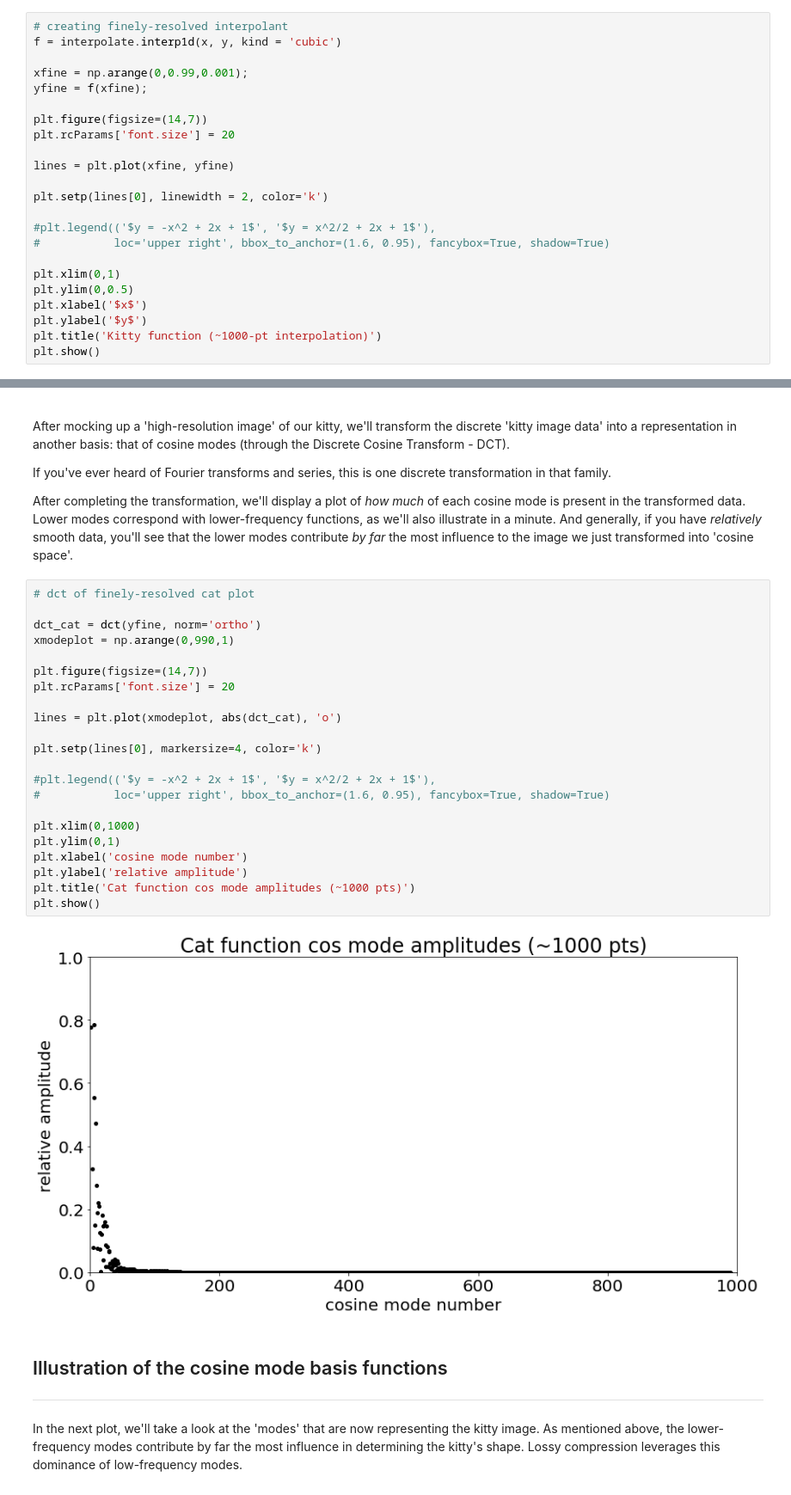
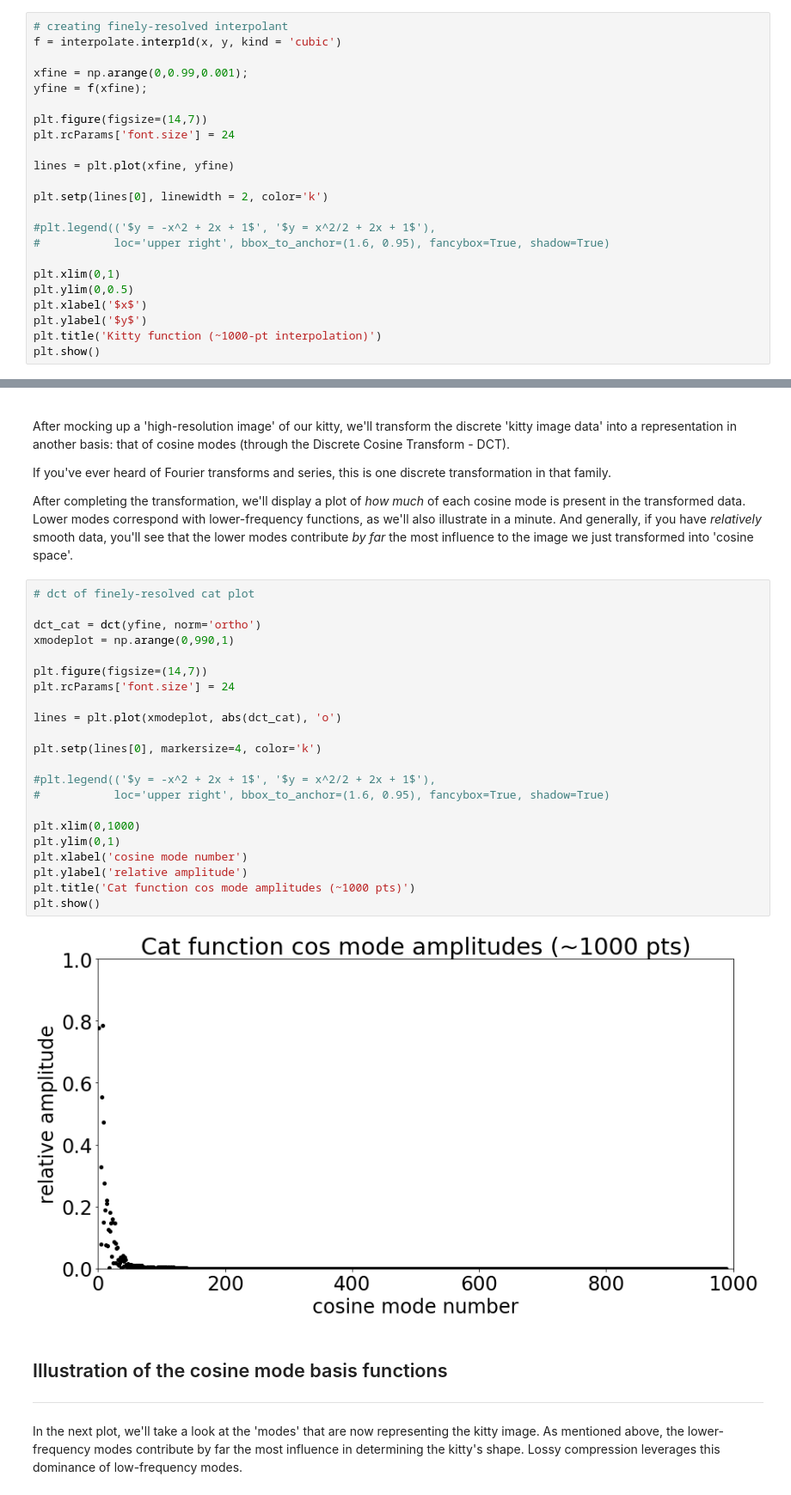
Before and after one commit to bradleypmartin/LinearAlgebraGeekout190405, a Jupyter notebook: 1D image compression.ipynb, the cells around one changed output, grey strips where cells are left out. Shown: that part at 86% size. Drawn from its saved outputs; the diff is of its cells as text.

```diff
--- a/1D image compression.ipynb
+++ b/1D image compression.ipynb
@@ -76,7 +76,7 @@ xfine = np.arange(0,0.99,0.001);
 yfine = f(xfine);
 
 plt.figure(figsize=(14,7))
-plt.rcParams['font.size'] = 20
+plt.rcParams['font.size'] = 24
 
 lines = plt.plot(xfine, yfine)
 
@@ -104,27 +104,27 @@ After completing the transformation, we'll display a plot of *how much* of each
 # %%
 # dct of finely-resolved cat plot
 
 dct_cat = dct(yfine, norm='ortho')
 xmodeplot = np.arange(0,990,1)
 
 plt.figure(figsize=(14,7))
-plt.rcParams['font.size'] = 20
+plt.rcParams['font.size'] = 24
 
 lines = plt.plot(xmodeplot, abs(dct_cat), 'o')
 
 plt.setp(lines[0], markersize=4, color='k')
 
 #plt.legend(('$y = -x^2 + 2x + 1$', '$y = x^2/2 + 2x + 1$'),
 #           loc='upper right', bbox_to_anchor=(1.6, 0.95), fancybox=True, shadow=True)
 
 plt.xlim(0,1000)
 plt.ylim(0,1)
 plt.xlabel('cosine mode number')
 plt.ylabel('relative amplitude')
 plt.title('Cat function cos mode amplitudes (~1000 pts)')
 plt.show()
 # %% [output]
-[figure, old version]
+[figure, new version]
 # %% [markdown]
 ## Illustration of the cosine mode basis functions
 ---
```
Also changed, not shown: parts of 2 cells of this notebook, 5 other files.
